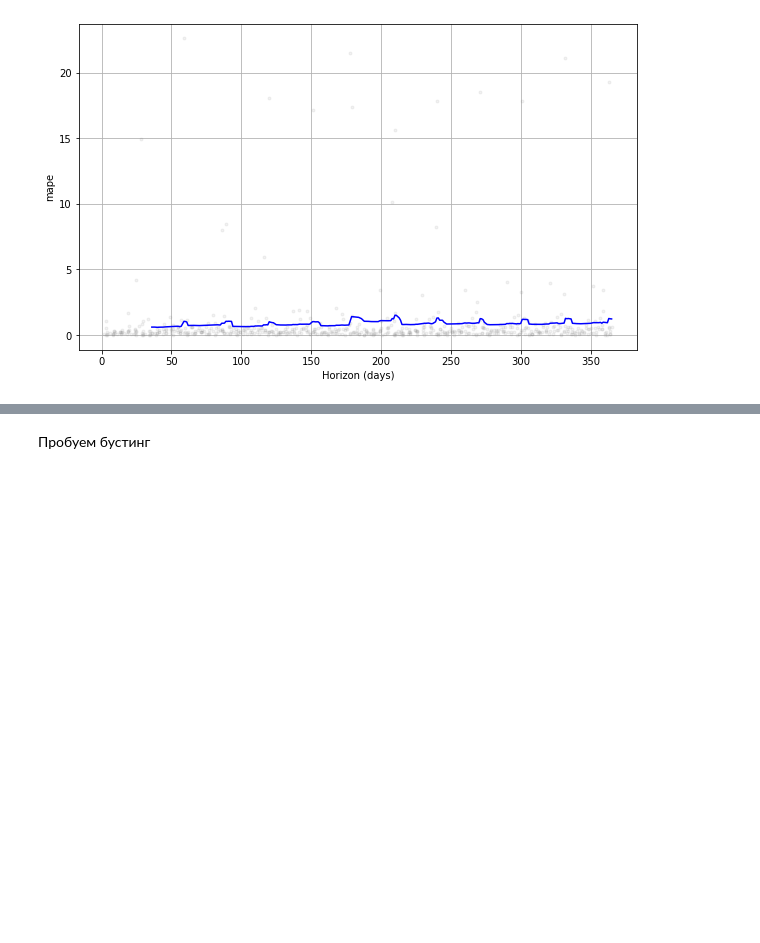
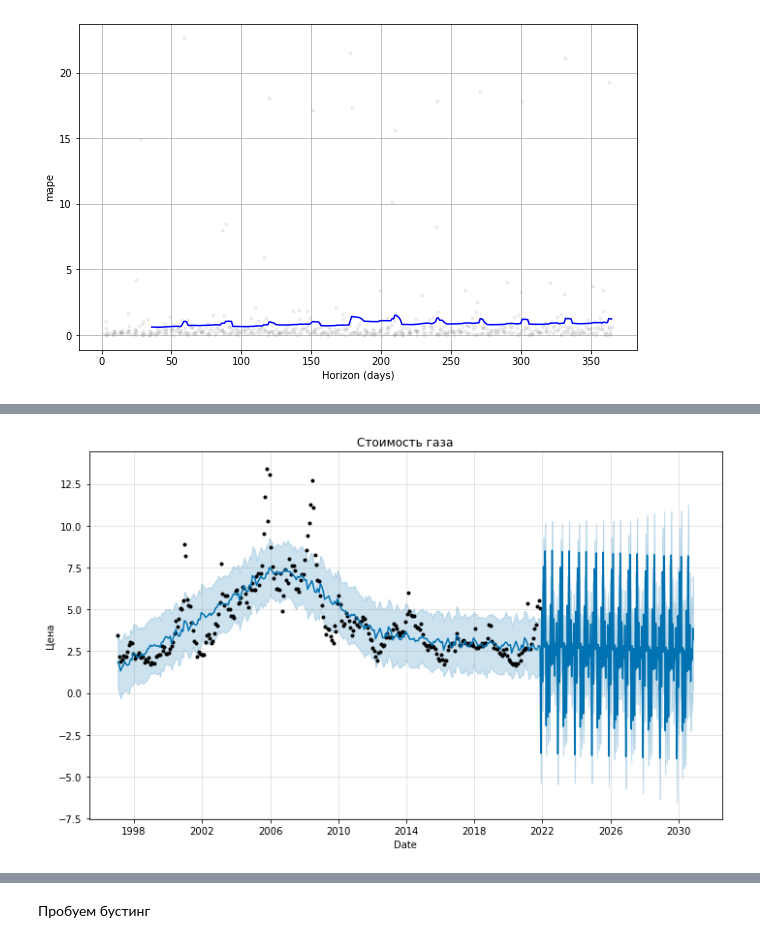
Before and after one commit to RuslanYusup/Time_forecast, a Jupyter notebook: Gas_price.ipynb, the cells around one changed output, grey strips where cells are left out. Saved outputs shown, nothing was run; the diff lists cells and outputs as text; code cells hidden in the pictures; blank space fills up the shorter version.

```diff
--- a/Gas_price.ipynb
+++ b/Gas_price.ipynb
@@ -526,0 +707,6 @@ fig = plot_cross_validation_metric(wmt_cv, metric='mape')
+# %%
+retro_gas_3 = retro_gas.copy()
+# %%
+retro_gas_3['cap'] = 7
+retro_gas_3['floor'] = 0
+retro_gas_3
@@ -526,0 +727,10 @@ fig = plot_cross_validation_metric(wmt_cv, metric='mape')
+# %%
+model_4 = Prophet(growth='logistic',changepoint_prior_scale=0.15, daily_seasonality=True, weekly_seasonality=False, yearly_seasonality=True)
+model_4.add_country_holidays(country_name='US')
+model_4.fit(retro_gas_3)
+future_4 = model.make_future_dataframe(periods=365*9, freq='D')
+predict_4 = model.predict(future_4)
+model.plot(predict_4, xlabel='Date', ylabel='Цена')
+plt.title('Стоимость газа')
+plt.show()
+# %% [output]
@@ -526,0 +739 @@ fig = plot_cross_validation_metric(wmt_cv, metric='mape')
+[figure, added]
```
Also changed, not shown: parts of 65 cells of this notebook, 5 other files.
